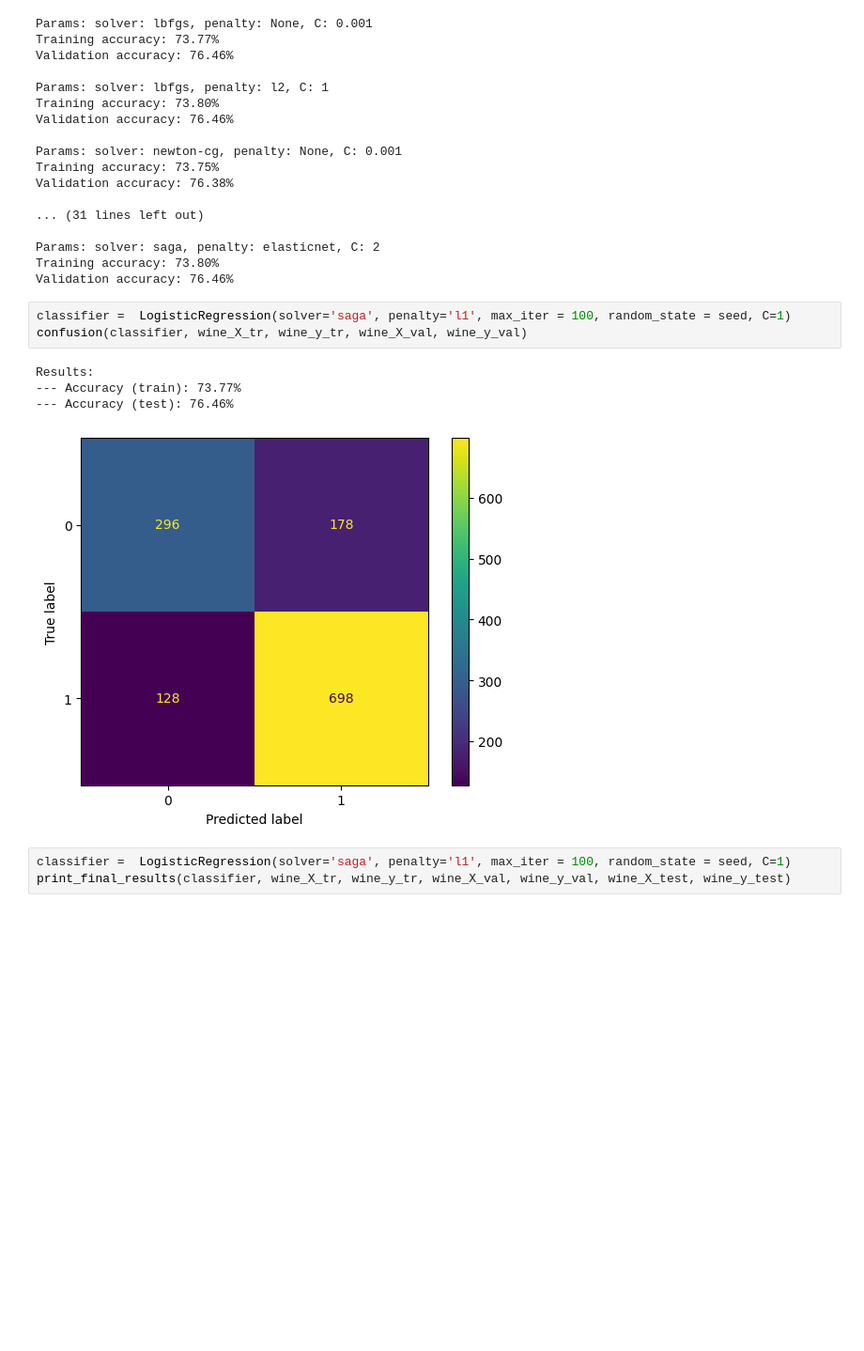
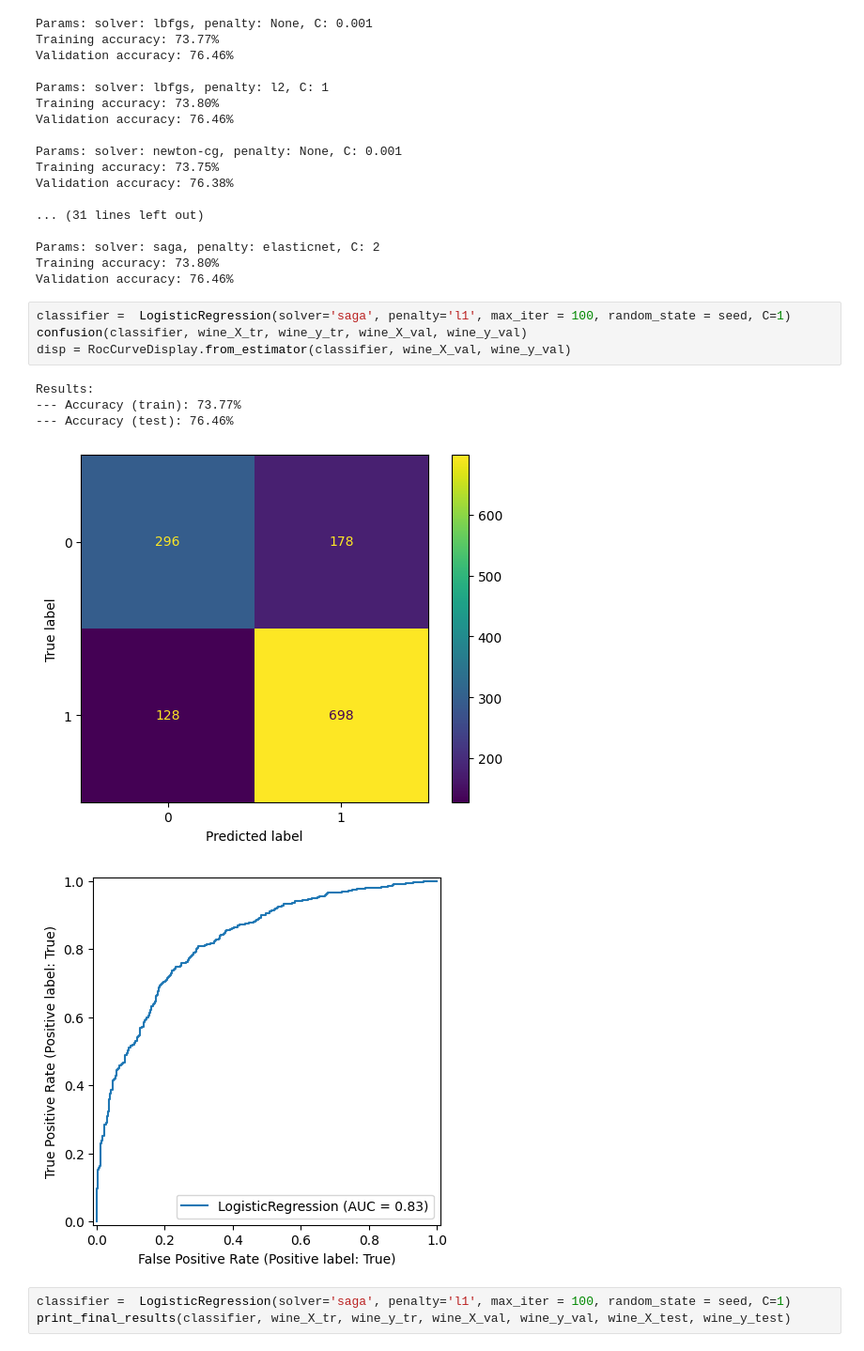
Before and after one commit to AlistairKeiller/cs178Final, a Jupyter notebook: notebooks/logistic.ipynb, the cells around one changed output. Shown at 94% size. Cells and saved outputs as stored; diff of their text form; blank space fills up the shorter version.

```diff
--- a/notebooks/logistic.ipynb
+++ b/notebooks/logistic.ipynb
@@ -137,11 +137,13 @@ Validation accuracy: 76.46%
 # %%
 classifier =  LogisticRegression(solver='saga', penalty='l1', max_iter = 100, random_state = seed, C=1)
 confusion(classifier, wine_X_tr, wine_y_tr, wine_X_val, wine_y_val)
+disp = RocCurveDisplay.from_estimator(classifier, wine_X_val, wine_y_val)
 # %% [output]
 Results:
 --- Accuracy (train): 73.77%
 --- Accuracy (test): 76.46%
 [figure]
+[figure, added]
 # %%
 classifier =  LogisticRegression(solver='saga', penalty='l1', max_iter = 100, random_state = seed, C=1)
 print_final_results(classifier, wine_X_tr, wine_y_tr, wine_X_val, wine_y_val, wine_X_test, wine_y_test)
```
Also changed, not shown: parts of 1 cell of this notebook.
